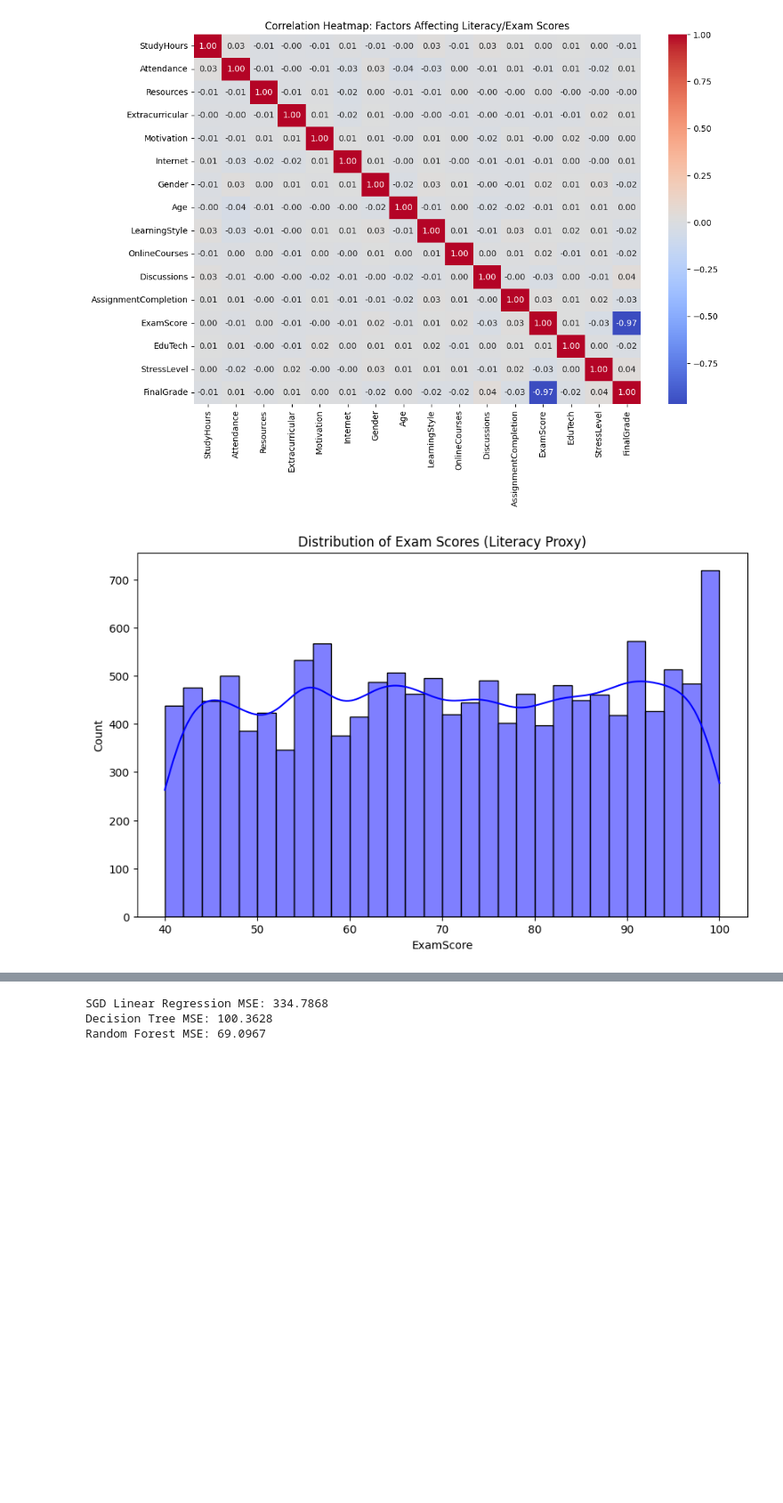
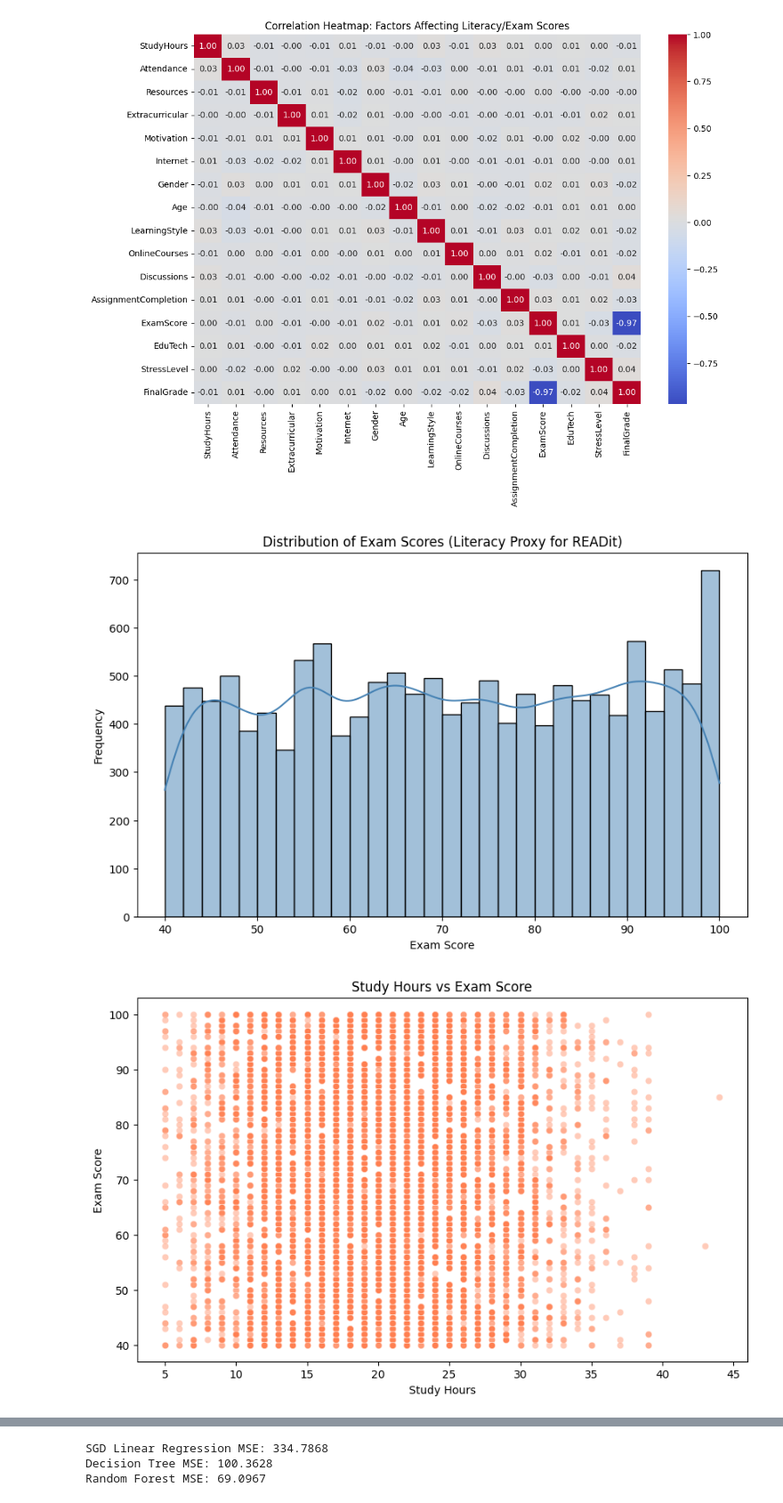
Before and after one commit to ksheilla/linear_regression_model, a Jupyter notebook: summative/linear_regression/multivariate.ipynb, the cells around one changed output, grey strips where cells are left out. Shown: that part at 89% size. Saved outputs shown, nothing was run; the diff lists cells and outputs as text; code cells hidden in the pictures; blank space fills up the shorter version.

```diff
--- a/summative/linear_regression/multivariate.ipynb
+++ b/summative/linear_regression/multivariate.ipynb
@@ -50,10 +52,23 @@ plt.savefig('correlation_heatmap.png')
 # %% [output]
 [figure]
 # %%
-# Visualization 2: Distribution of Target Variable
+# Visualization 2: Distribution of Exam Scores
 plt.figure(figsize=(10, 6))
-sns.histplot(df['ExamScore'], bins=30, kde=True, color='blue')
-plt.title('Distribution of Exam Scores (Literacy Proxy)')
+sns.histplot(df['ExamScore'], bins=30, kde=True, color='steelblue')
+plt.title('Distribution of Exam Scores (Literacy Proxy for READit)')
+plt.xlabel('Exam Score')
+plt.ylabel('Frequency')
 plt.savefig('exam_score_distribution.png')
+plt.show()
+
+# Visualization 3: Study Hours vs Exam Score (scatter)
+plt.figure(figsize=(10, 6))
+sns.scatterplot(data=df, x='StudyHours', y='ExamScore', alpha=0.4, color='coral')
+plt.title('Study Hours vs Exam Score')
+plt.xlabel('Study Hours')
+plt.ylabel('Exam Score')
+plt.savefig('studyhours_vs_score.png')
+plt.show()
 # %% [output]
-[figure, old version]
+[figure, new version]
+[figure, added]
```
Also changed, not shown: parts of 13 cells of this notebook, 1 other file.
